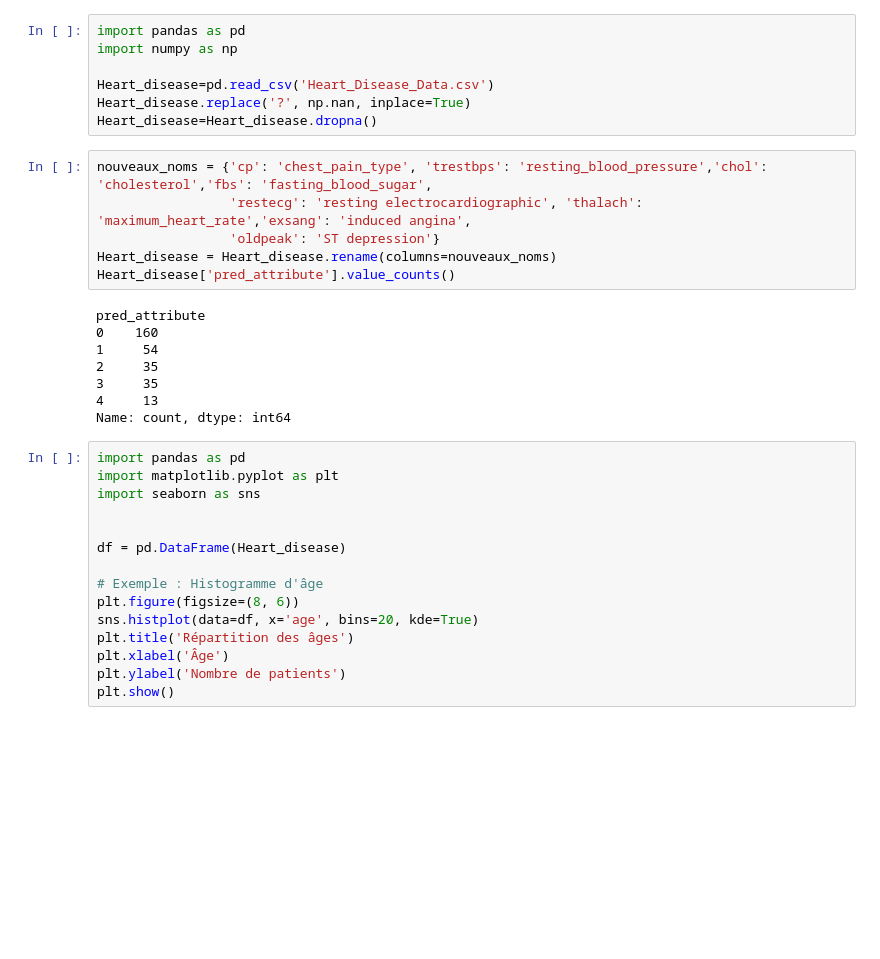
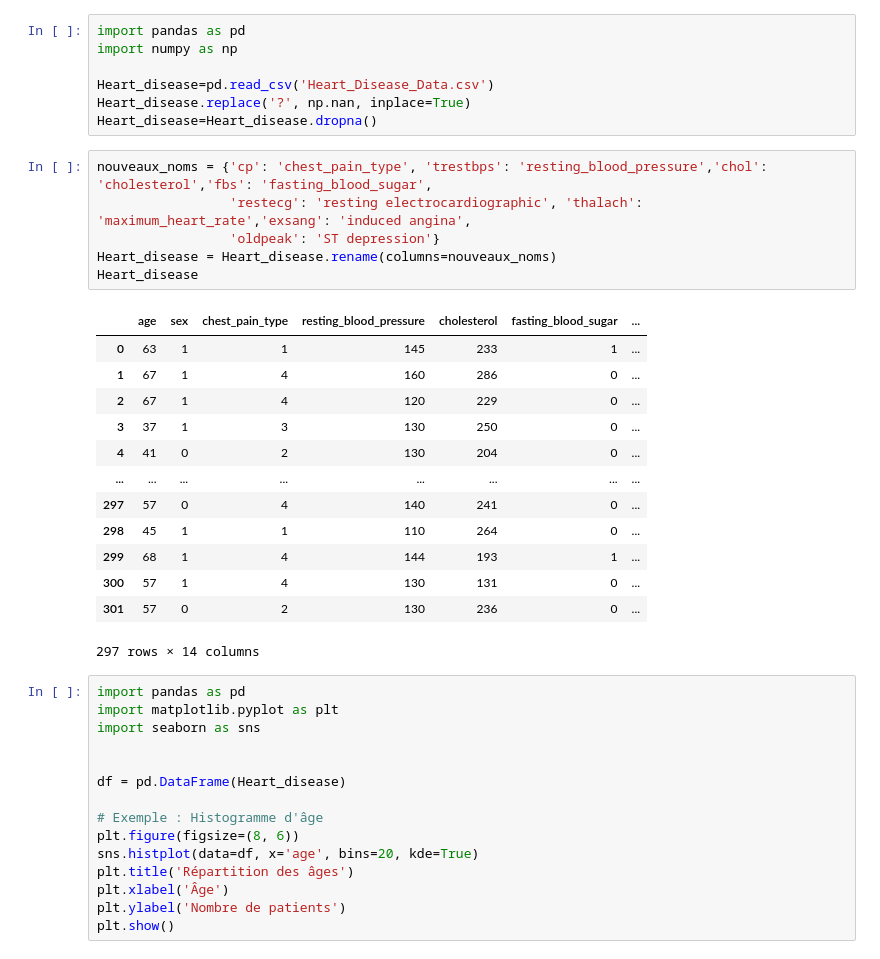
Before and after one commit to NadiaKlos/Machine_Learning-Heart-diseases-, a Jupyter notebook: Final_Project.ipynb, the cells around one changed output. Cells and saved outputs as stored; diff of their text form; blank space fills up the shorter version.

```diff
--- a/Final_Project.ipynb
+++ b/Final_Project.ipynb
@@ -8,17 +8,23 @@ Heart_disease=Heart_disease.dropna()
 # %%
 nouveaux_noms = {'cp': 'chest_pain_type', 'trestbps': 'resting_blood_pressure','chol': 'cholesterol','fbs': 'fasting_blood_sugar',
                  'restecg': 'resting electrocardiographic', 'thalach': 'maximum_heart_rate','exsang': 'induced angina',
                  'oldpeak': 'ST depression'}
 Heart_disease = Heart_disease.rename(columns=nouveaux_noms)
-Heart_disease['pred_attribute'].value_counts()
+Heart_disease
 # %% [output]
+|  | age | sex | chest_pain_type | resting_blood_pressure | cholesterol | fasting_blood_sugar | ... |
+| 0 | 63 | 1 | 1 | 145 | 233 | 1 | ... |
+| 1 | 67 | 1 | 4 | 160 | 286 | 0 | ... |
+| 2 | 67 | 1 | 4 | 120 | 229 | 0 | ... |
+| 3 | 37 | 1 | 3 | 130 | 250 | 0 | ... |
+| 4 | 41 | 0 | 2 | 130 | 204 | 0 | ... |
+| ... | ... | ... | ... | ... | ... | ... | ... |
+| 297 | 57 | 0 | 4 | 140 | 241 | 0 | ... |
+| 298 | 45 | 1 | 1 | 110 | 264 | 0 | ... |
+| 299 | 68 | 1 | 4 | 144 | 193 | 1 | ... |
+| 300 | 57 | 1 | 4 | 130 | 131 | 0 | ... |
+| 301 | 57 | 0 | 2 | 130 | 236 | 0 | ... |
-pred_attribute
-0    160
-1     54
-2     35
-3     35
-4     13
-Name: count, dtype: int64
+297 rows × 14 columns
 # %%
 import pandas as pd
 import matplotlib.pyplot as plt
```
Also changed, not shown: parts of 3 cells of this notebook.
